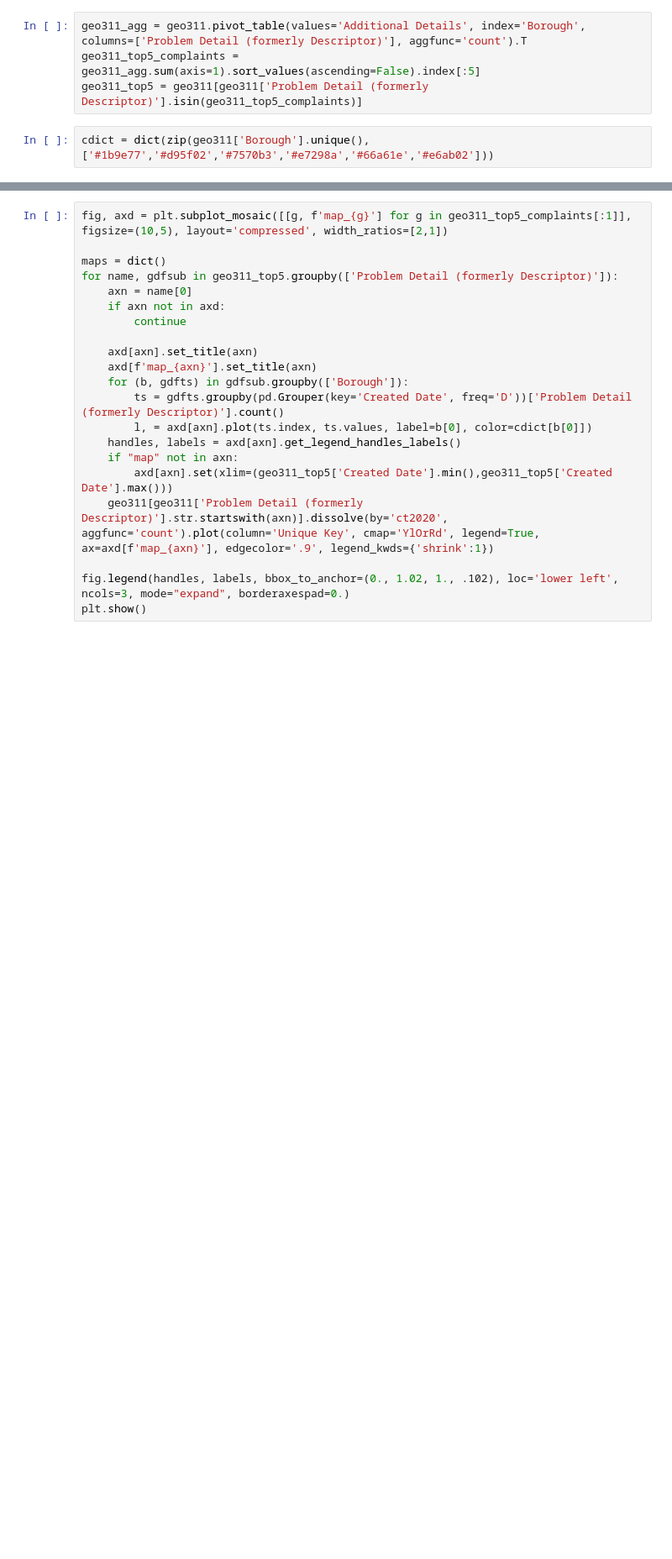
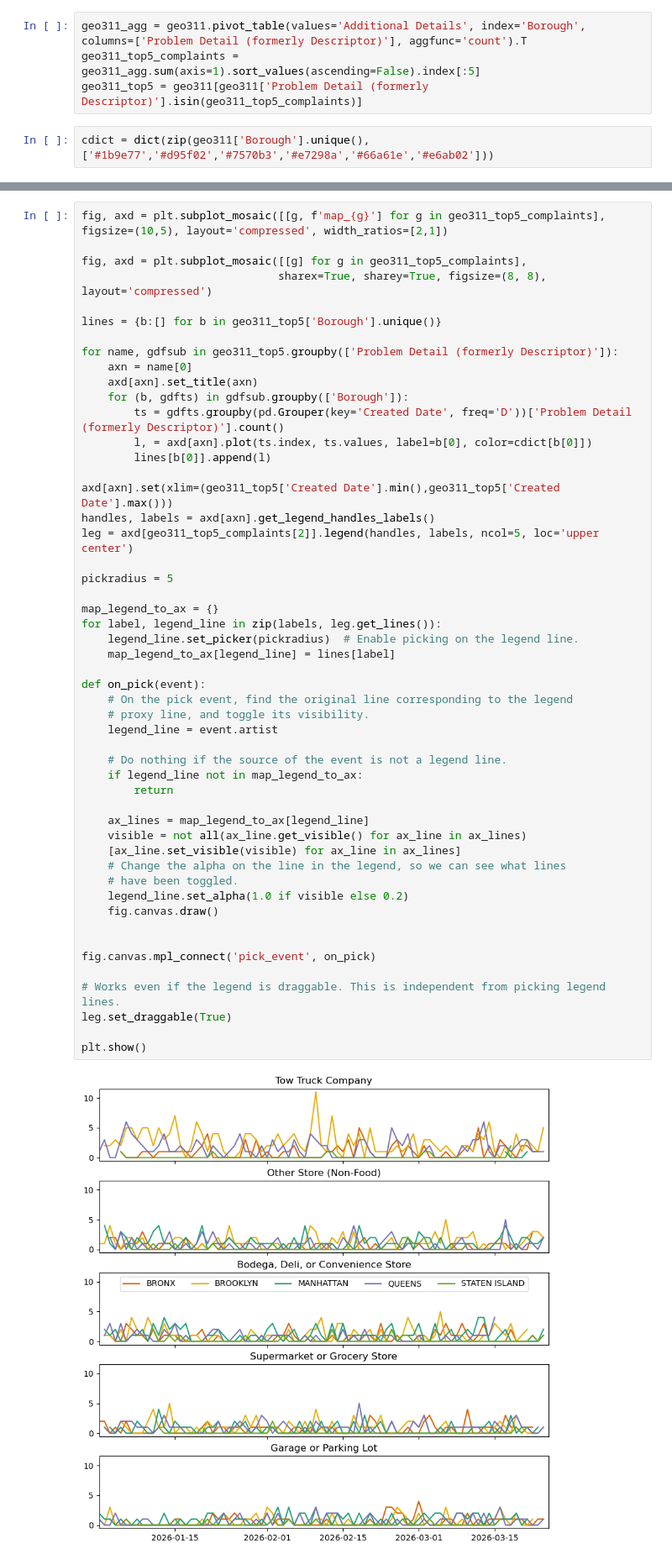
Before and after one commit to story645/odwny2026, a Jupyter notebook: content/n3_interactive.ipynb, the cells around one changed output, grey strips where cells are left out. Shown at 84% size. Saved outputs shown, nothing was run; the diff lists cells and outputs as text; blank space fills up the shorter version.

```diff
--- a/content/n3_interactive.ipynb
+++ b/content/n3_interactive.ipynb
@@ -29,21 +36,53 @@ fig.legend(handles, labels, bbox_to_anchor=(0., 1.02, 1., .102), loc='lower left
 # %%
-fig, axd = plt.subplot_mosaic([[g, f'map_{g}'] for g in geo311_top5_complaints[:1]], figsize=(10,5), layout='compressed', width_ratios=[2,1])
+fig, axd = plt.subplot_mosaic([[g, f'map_{g}'] for g in geo311_top5_complaints], figsize=(10,5), layout='compressed', width_ratios=[2,1])
 
-maps = dict()
+fig, axd = plt.subplot_mosaic([[g] for g in geo311_top5_complaints],
+                              sharex=True, sharey=True, figsize=(8, 8), layout='compressed')
+
+lines = {b:[] for b in geo311_top5['Borough'].unique()}
+
 for name, gdfsub in geo311_top5.groupby(['Problem Detail (formerly Descriptor)']):
     axn = name[0]
-    if axn not in axd:
-        continue
-
     axd[axn].set_title(axn)
-    axd[f'map_{axn}'].set_title(axn)
     for (b, gdfts) in gdfsub.groupby(['Borough']):
         ts = gdfts.groupby(pd.Grouper(key='Created Date', freq='D'))['Problem Detail (formerly Descriptor)'].count()
         l, = axd[axn].plot(ts.index, ts.values, label=b[0], color=cdict[b[0]])
-    handles, labels = axd[axn].get_legend_handles_labels()
-    if "map" not in axn:
-        axd[axn].set(xlim=(geo311_top5['Created Date'].min(),geo311_top5['Created Date'].max()))
-    geo311[geo311['Problem Detail (formerly Descriptor)'].str.startswith(axn)].dissolve(by='ct2020', aggfunc='count').plot(column='Unique Key', cmap='YlOrRd', legend=True, ax=axd[f'map_{axn}'], edgecolor='.9', legend_kwds={'shrink':1})
+        lines[b[0]].append(l)
 
-fig.legend(handles, labels, bbox_to_anchor=(0., 1.02, 1., .102), loc='lower left', ncols=3, mode="expand", borderaxespad=0.)
+axd[axn].set(xlim=(geo311_top5['Created Date'].min(),geo311_top5['Created Date'].max()))
+handles, labels = axd[axn].get_legend_handles_labels()
+leg = axd[geo311_top5_complaints[2]].legend(handles, labels, ncol=5, loc='upper center')
+
+pickradius = 5
+
+map_legend_to_ax = {}
+for label, legend_line in zip(labels, leg.get_lines()):
+    legend_line.set_picker(pickradius)  # Enable picking on the legend line.
+    map_legend_to_ax[legend_line] = lines[label]
+
+def on_pick(event):
+    # On the pick event, find the original line corresponding to the legend
+    # proxy line, and toggle its visibility.
+    legend_line = event.artist
+
+    # Do nothing if the source of the event is not a legend line.
+    if legend_line not in map_legend_to_ax:
+        return
+
+    ax_lines = map_legend_to_ax[legend_line]
+    visible = not all(ax_line.get_visible() for ax_line in ax_lines)
+    [ax_line.set_visible(visible) for ax_line in ax_lines]
+    # Change the alpha on the line in the legend, so we can see what lines
+    # have been toggled.
+    legend_line.set_alpha(1.0 if visible else 0.2)
+    fig.canvas.draw()
+
+
+fig.canvas.mpl_connect('pick_event', on_pick)
+
+# Works even if the legend is draggable. This is independent from picking legend lines.
+leg.set_draggable(True)
+
 plt.show()
+# %% [output]
+[figure, added]
```
Also changed, not shown: parts of 6 cells of this notebook.
